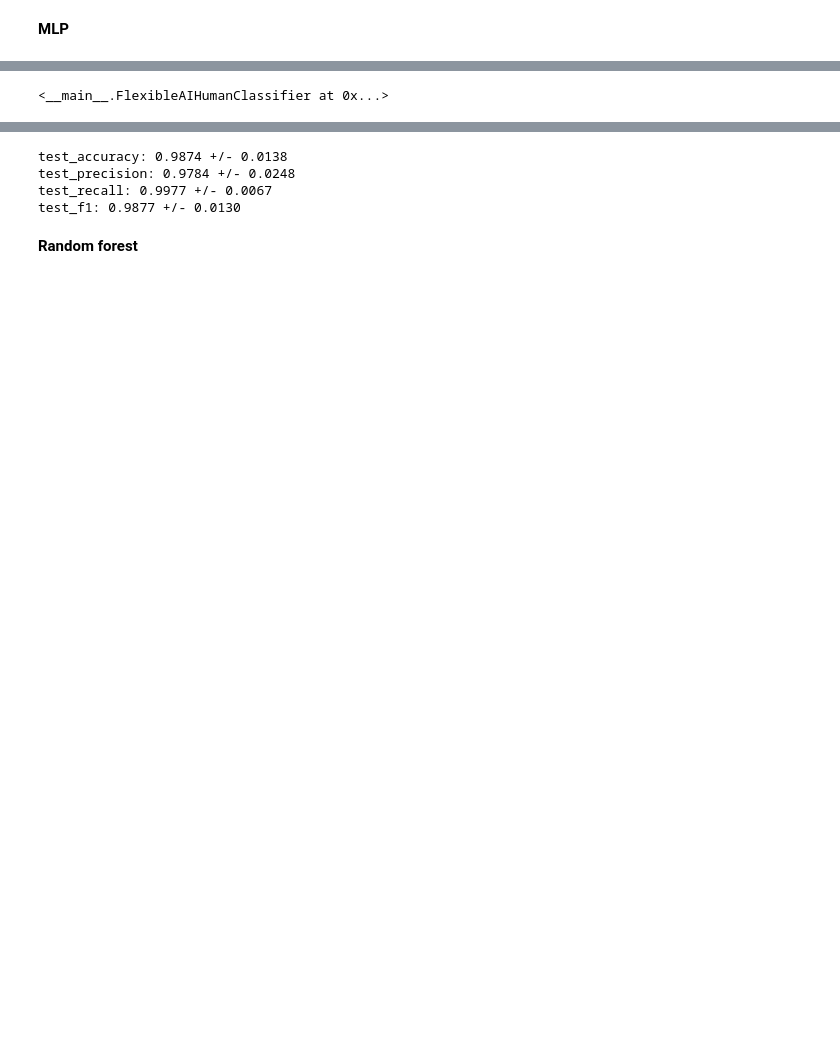
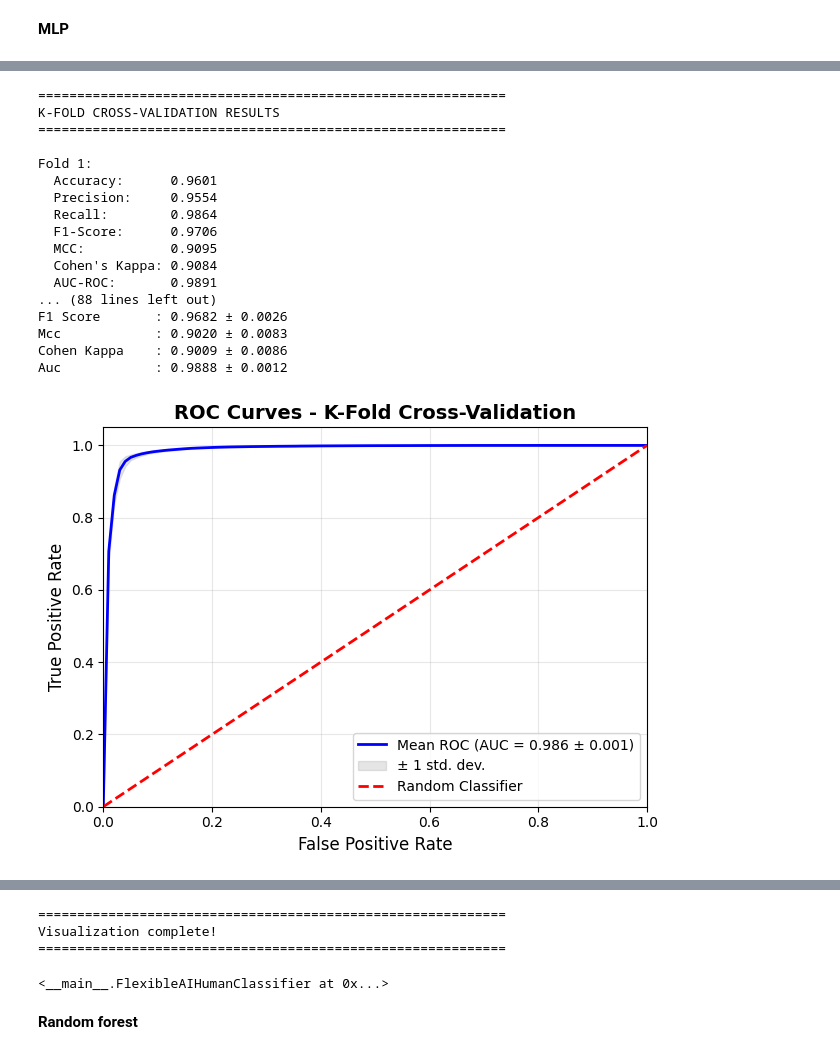
Before and after one commit to dhirajkrgupta/classical-models, a Jupyter notebook: crossvalidation.ipynb, the cells around one changed output, grey strips where cells are left out. Saved outputs shown, nothing was run; the diff lists cells and outputs as text; code cells hidden in the pictures; blank space fills up the shorter version.

```diff
--- a/crossvalidation.ipynb
+++ b/crossvalidation.ipynb
@@ -464,5 +415,21 @@ test_f1: 0.9789 +/- 0.0133
 # %%
-mlp10 = FlexibleAIHumanClassifier(classifier_name='mlp', cv_folds=10)
-mlp10.train(X, y)
+train_single_classifier(classifier_name='mlp',cv_folds=10)
 # %% [output]
-<__main__.FlexibleAIHumanClassifier at 0x...>
+============================================================
+K-FOLD CROSS-VALIDATION RESULTS
+============================================================
+
+Fold 1:
+  Accuracy:      0.9601
+  Precision:     0.9554
+  Recall:        0.9864
+  F1-Score:      0.9706
+  MCC:           0.9095
+  Cohen's Kappa: 0.9084
+  AUC-ROC:       0.9891
+... (88 lines left out)
+F1 Score       : 0.9682 ± 0.0026
+Mcc            : 0.9020 ± 0.0083
+Cohen Kappa    : 0.9009 ± 0.0086
+Auc            : 0.9888 ± 0.0012
+[figure, added]
@@ -469,12 +437,7 @@ mlp10.train(X, y)
+============================================================
+Visualization complete!
+============================================================
+<__main__.FlexibleAIHumanClassifier at 0x...>
-# %%
-mlp_cv_results10 = mlp10.get_cv_results()
-for metric, values in mlp_cv_results10.items():
-    print(f"{metric}: {values['mean']:.4f} +/- {values['std']:.4f}")
-# %% [output]
-test_accuracy: 0.9874 +/- 0.0138
-test_precision: 0.9784 +/- 0.0248
-test_recall: 0.9977 +/- 0.0067
-test_f1: 0.9877 +/- 0.0130
 # %% [markdown]
 **Random forest**
 # %%
```
Also changed, not shown: parts of 50 cells of this notebook.
